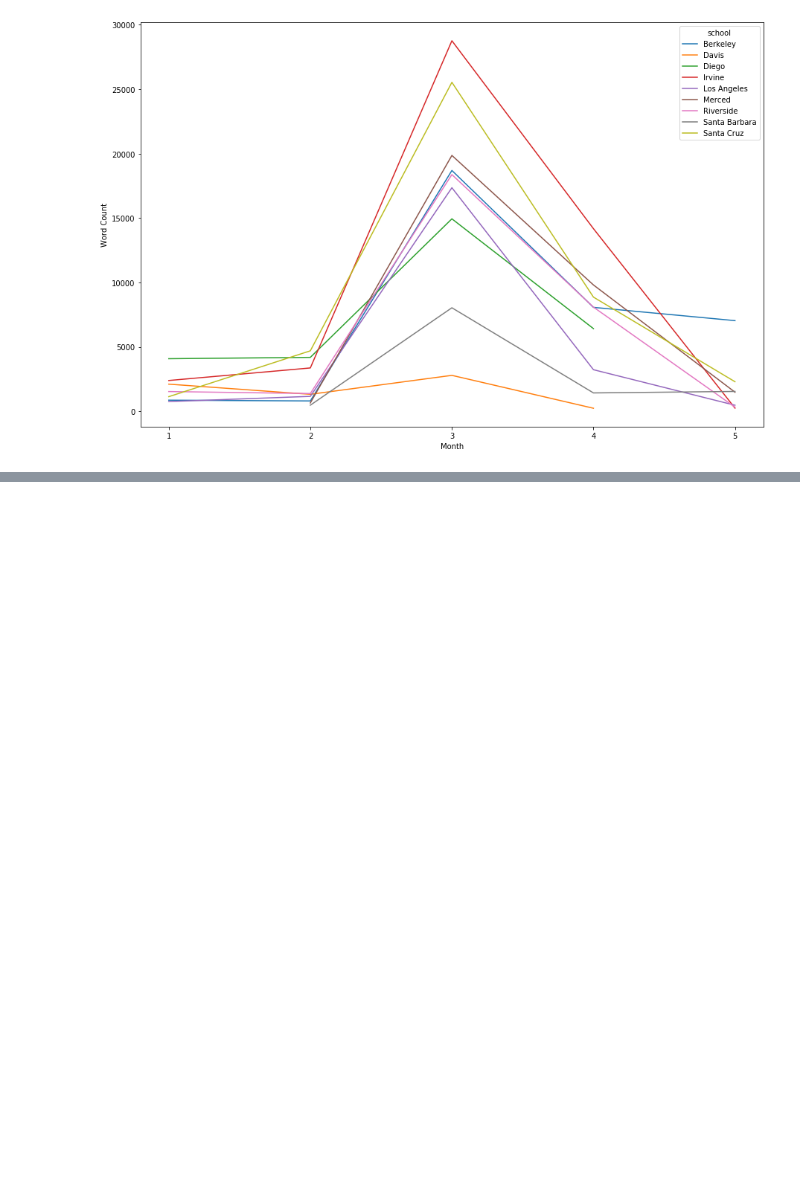
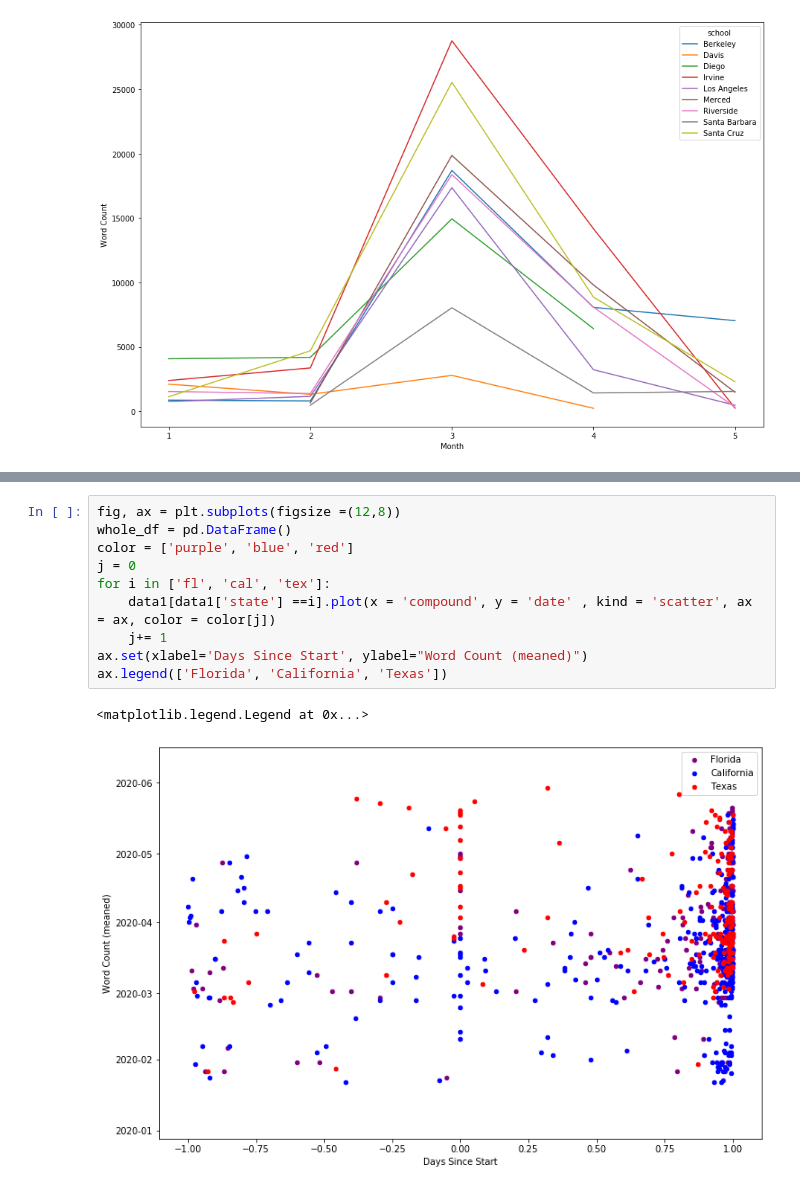
Before and after one commit to hasetia/Data-Science-Sentiment-Analysis-, a Jupyter notebook: Other Notebooks/Visualizations.ipynb, the cells around one changed output, grey strips where cells are left out. Saved outputs shown, nothing was run; the diff lists cells and outputs as text; blank space fills up the shorter version.

```diff
--- a/Other Notebooks/Visualizations.ipynb
+++ b/Other Notebooks/Visualizations.ipynb
@@ -136,0 +155,13 @@ ax.set(xlabel='Month', ylabel="Word Count")
+# %%
+fig, ax = plt.subplots(figsize =(12,8))
+whole_df = pd.DataFrame()
+color = ['purple', 'blue', 'red']
+j = 0
+for i in ['fl', 'cal', 'tex']:
+    data1[data1['state'] ==i].plot(x = 'compound', y = 'date' , kind = 'scatter', ax = ax, color = color[j])
+    j+= 1
+ax.set(xlabel='Days Since Start', ylabel="Word Count (meaned)")
+ax.legend(['Florida', 'California', 'Texas'])
+# %% [output]
+<matplotlib.legend.Legend at 0x...>
+[figure, added]
```
Also changed, not shown: parts of 4 cells of this notebook, 3 other files.
